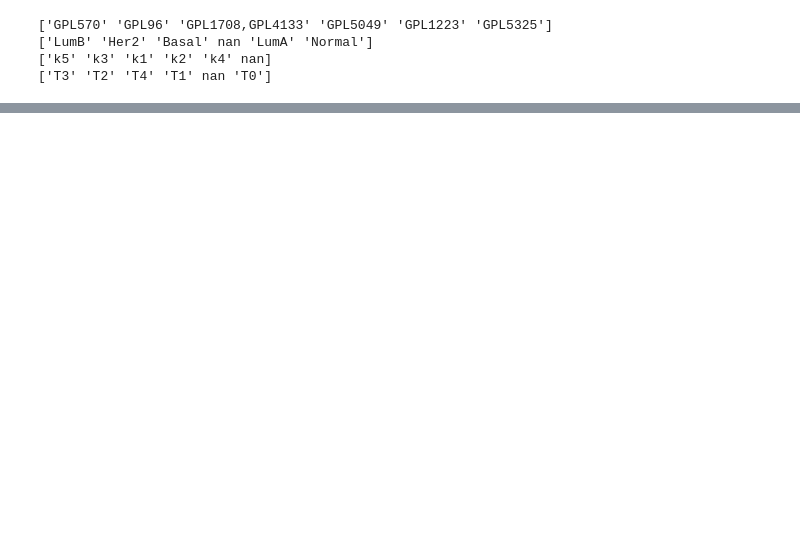
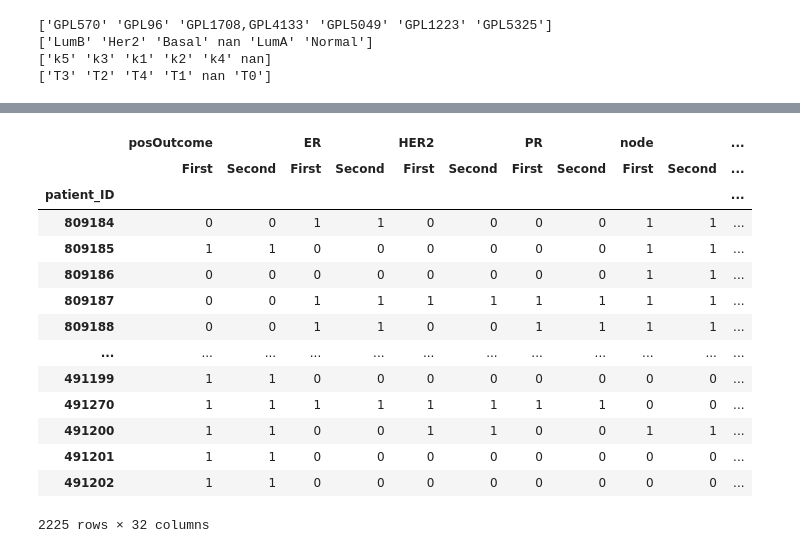
Before and after one commit to Habush/pln-brca-xp, a Jupyter notebook: notebooks/wo_treatment/p2/xgb_brca_state_outcome_v8.ipynb, the cells around one changed output, grey strips where cells are left out. Saved outputs shown, nothing was run; the diff lists cells and outputs as text; code cells hidden in the pictures; blank space fills up the shorter version.

```diff
--- a/notebooks/wo_treatment/p2/xgb_brca_state_outcome_v8.ipynb
+++ b/notebooks/wo_treatment/p2/xgb_brca_state_outcome_v8.ipynb
@@ -758,0 +299,6 @@ auc:                    87.365%                 85.893%
+# %%
+knn_imputer = KNNImputer(n_neighbors=9)
+state_df_v2 = impute_dataset(state_df, knn_imputer)
+state_df_v2 = state_df_v2.drop(["gpl"], axis=1)
+state_df_v2 = one_hot_encode(state_df_v2, ["pam_coincide", "p5"])
+state_df_v2 = state_df_v2.astype(int)
@@ -758,0 +403,6 @@ auc:                    87.365%                 85.893%
+# %%
+sim_imputer_1 = SimpleImputer(strategy="constant", fill_value=0)
+state_df_v3 = impute_dataset(state_df, sim_imputer_1)
+state_df_v3 = state_df_v3.drop(["gpl"], axis=1)
+state_df_v3 = one_hot_encode(state_df_v3, ["pam_coincide", "p5"])
+state_df_v3 = state_df_v3.astype(int)
@@ -758,0 +524,18 @@ auc:                    87.365%                 85.893%
+# %%
+find_diff(state_df_v2, state_df_v3)
+# %% [output]
+|  | posOutcome |  | ER |  | HER2 |  | PR |  | node |  | ... |
+|  | First | Second | First | Second | First | Second | First | Second | First | Second | ... |
+| patient_ID |  |  |  |  |  |  |  |  |  |  | ... |
+| 809184 | 0 | 0 | 1 | 1 | 0 | 0 | 0 | 0 | 1 | 1 | ... |
+| 809185 | 1 | 1 | 0 | 0 | 0 | 0 | 0 | 0 | 1 | 1 | ... |
+| 809186 | 0 | 0 | 0 | 0 | 0 | 0 | 0 | 0 | 1 | 1 | ... |
+| 809187 | 0 | 0 | 1 | 1 | 1 | 1 | 1 | 1 | 1 | 1 | ... |
+| 809188 | 0 | 0 | 1 | 1 | 0 | 0 | 1 | 1 | 1 | 1 | ... |
+| ... | ... | ... | ... | ... | ... | ... | ... | ... | ... | ... | ... |
+| 491199 | 1 | 1 | 0 | 0 | 0 | 0 | 0 | 0 | 0 | 0 | ... |
+| 491270 | 1 | 1 | 1 | 1 | 1 | 1 | 1 | 1 | 0 | 0 | ... |
+| 491200 | 1 | 1 | 0 | 0 | 1 | 1 | 0 | 0 | 1 | 1 | ... |
+| 491201 | 1 | 1 | 0 | 0 | 0 | 0 | 0 | 0 | 0 | 0 | ... |
+| 491202 | 1 | 1 | 0 | 0 | 0 | 0 | 0 | 0 | 0 | 0 | ... |
+2225 rows × 32 columns
```
Also changed, not shown: parts of 55 cells of this notebook, 2 other files.
